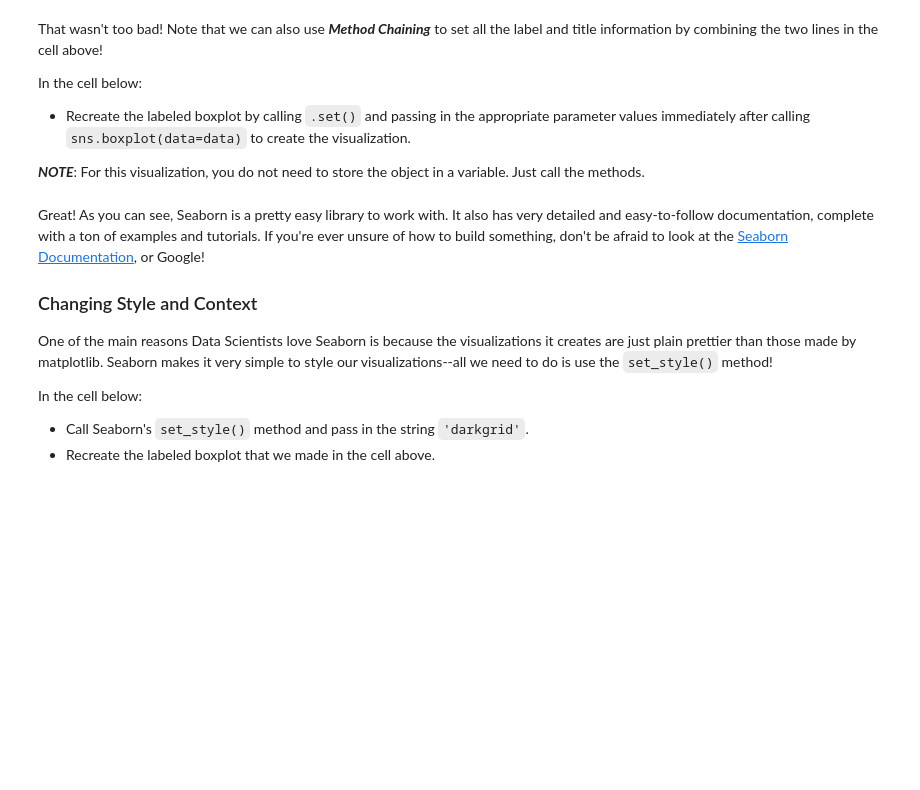
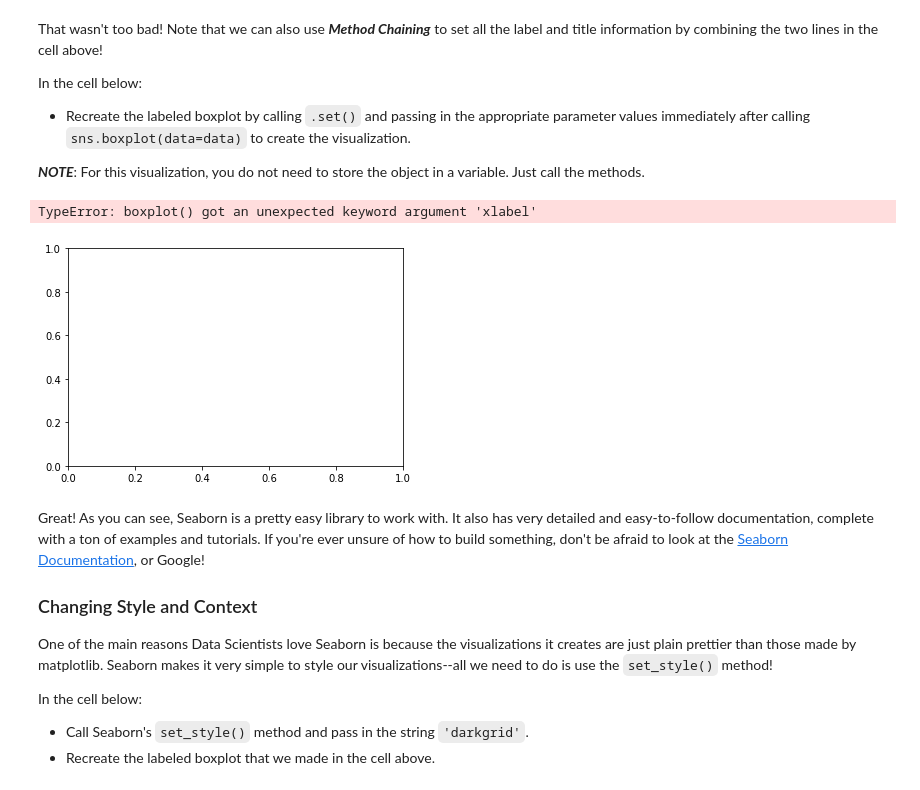
Before and after one commit to blantj/dsc-seaborn-lab-nyc-ds-033020, a Jupyter notebook: index.ipynb, the cells around one changed output. Drawn from its saved outputs; the diff is of its cells as text; code cells hidden in the pictures; blank space fills up the shorter version.

```diff
--- a/index.ipynb
+++ b/index.ipynb
@@ -71,7 +71,10 @@ In the cell below:
 
 **_NOTE_**: For this visualization, you do not need to store the object in a variable. Just call the methods.
 # %%
-sns.boxplot(data=data,)
+sns.boxplot(data=data,xlabel= 'X Label',ylabel= 'Y Label',title = 'Example Boxplot')
+# %% [output]
+TypeError: boxplot() got an unexpected keyword argument 'xlabel'
+[figure, added]
 # %% [markdown]
 Great! As you can see, Seaborn is a pretty easy library to work with. It also has very detailed and easy-to-follow documentation, complete with a ton of examples and tutorials. If you're ever unsure of how to build something, don't be afraid to look at the [Seaborn Documentation](https://seaborn.pydata.org/), or Google!
 
```
